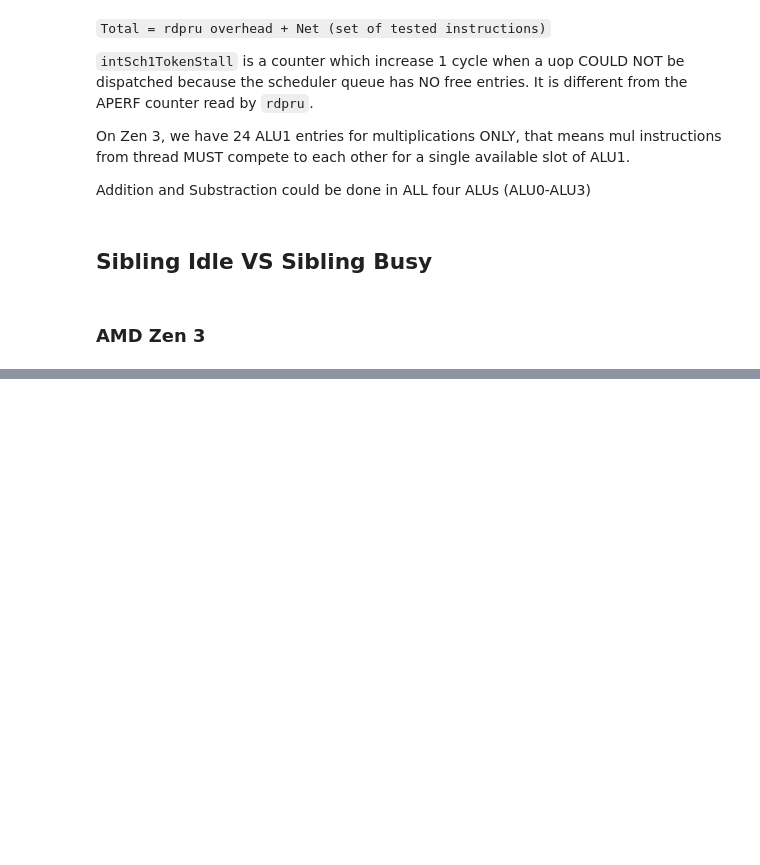
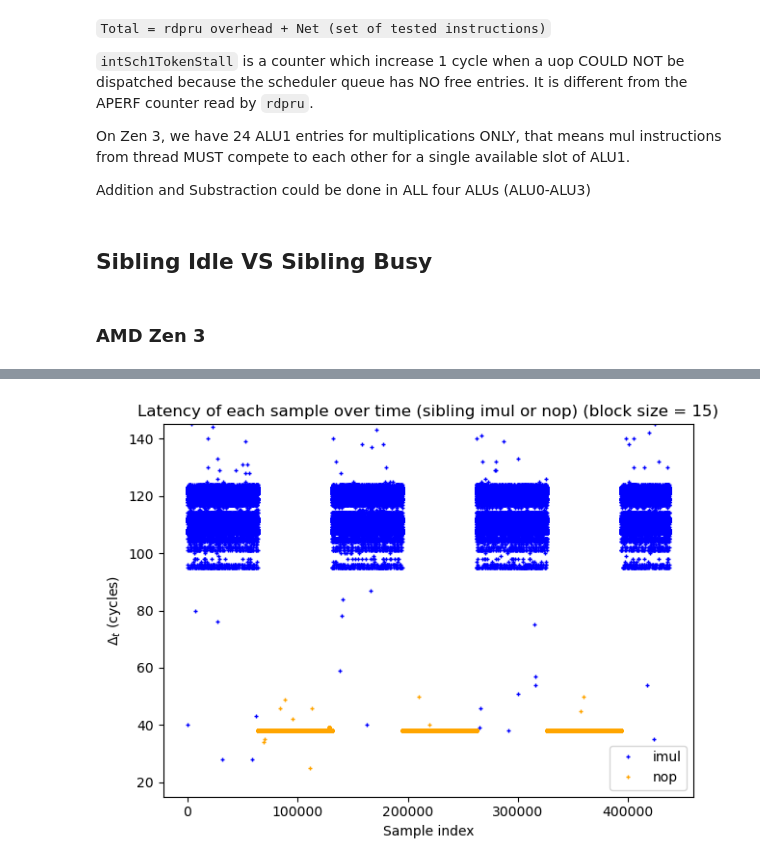
Before and after one commit to ancuongnguyen07/micro-timing, a Jupyter notebook: pysrc/analyzer.ipynb, the cells around one changed output, grey strips where cells are left out. Drawn from its saved outputs; the diff is of its cells as text; code cells hidden in the pictures; blank space fills up the shorter version.

```diff
--- a/pysrc/analyzer.ipynb
+++ b/pysrc/analyzer.ipynb
@@ -139,0 +236,22 @@ plt.show()
+# %%
+filtered_df = seg_df[seg_df['latency'] > 0]
+
+plt.figure()
+
+plt.ylim([15,145])
+for who, color in SIBLING_COLORS.items():
+    s = filtered_df[filtered_df['sibling'] == who]
+    # x = the sample's row number in the CSV (s.index keeps the original labels,
+    # so it stays correct after the latency filter dropped some rows)
+    plt.plot(s.index.to_numpy(), s['latency'].to_numpy(), marker='+',
+             markersize=6, linestyle='None', color=color, label=f'{who}')
+plt.legend()
+
+plt.xlabel('Sample index')
+plt.ylabel(DELTA_TIME_STR)
+plt.title(f'Latency of each sample over time (sibling imul or nop) (block size = {BL_SIZE})')
+
+plt.tight_layout()
+plt.show()
+# %% [output]
+[figure, added]
```
Also changed, not shown: parts of 9 cells of this notebook, 17 other files.
